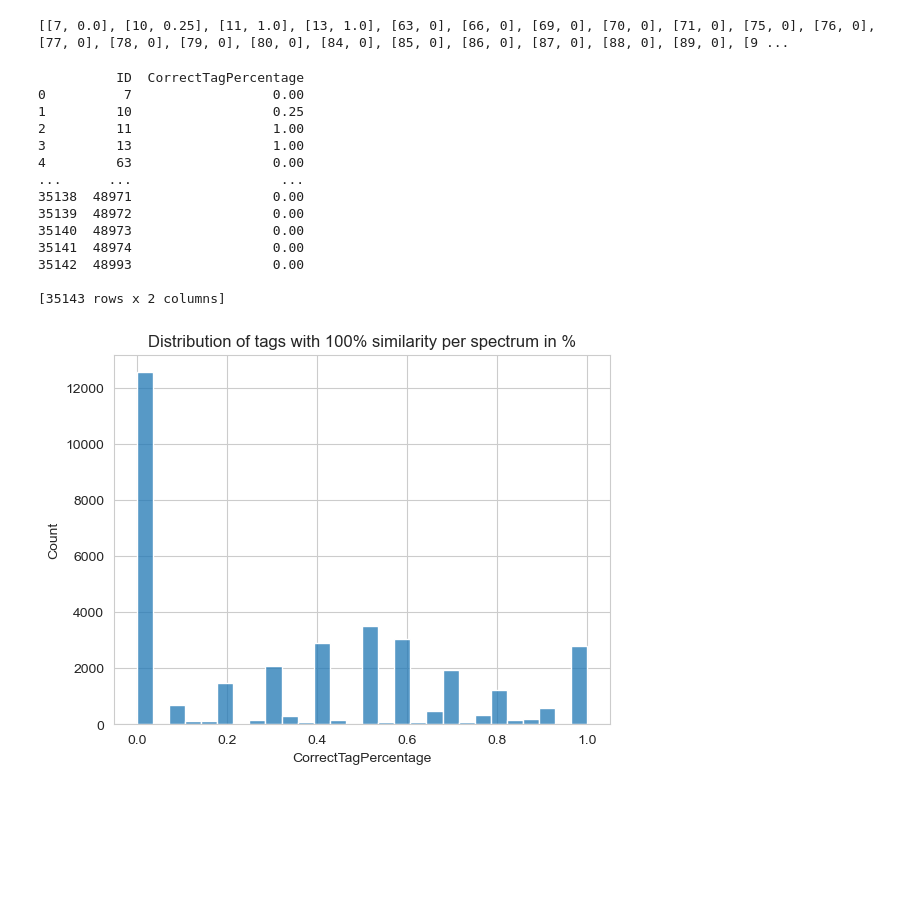
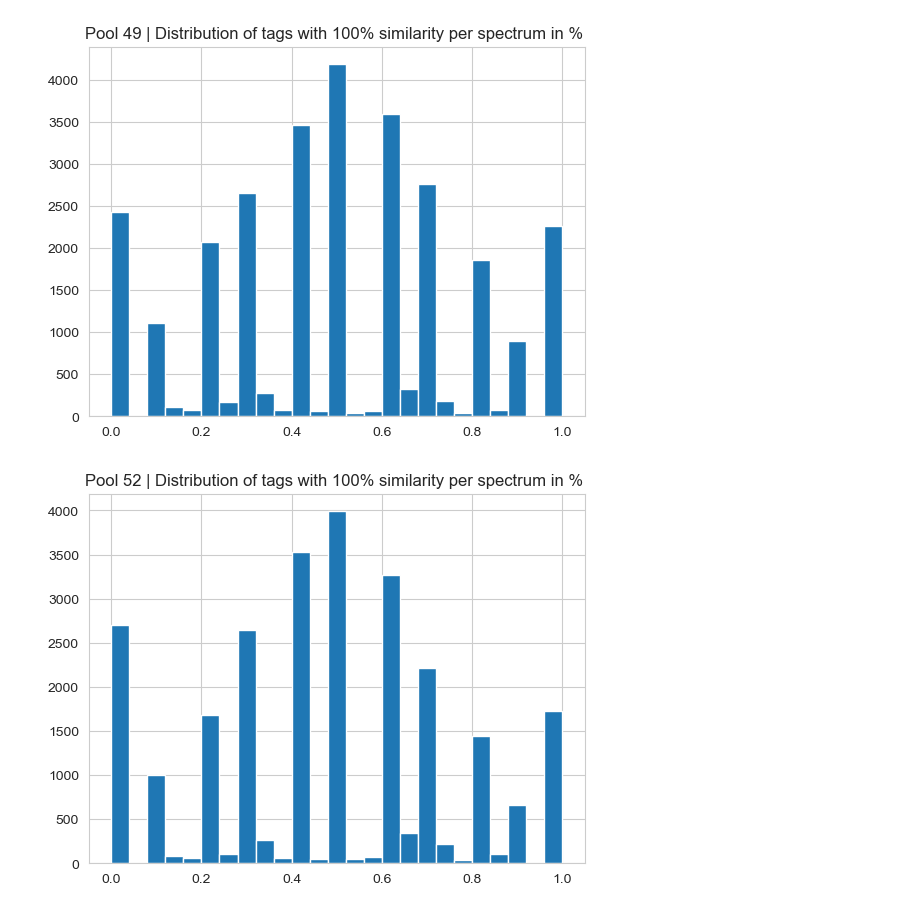
Before and after one commit to LukasStonie/PeptideDeNovoSequencing, a Jupyter notebook: Pipeline/Analysis/DirecTag.ipynb, the cells around one changed output. Saved outputs shown, nothing was run; the diff lists cells and outputs as text; code cells hidden in the pictures; blank space fills up the shorter version.

Commit message:
add result thing

```diff
--- a/Pipeline/Analysis/DirecTag.ipynb
+++ b/Pipeline/Analysis/DirecTag.ipynb
@@ -37,6 +9,0 @@ Name: Predicted, Length: 35143, dtype: object
-# %%
-direcTag_scored_df = pd.read_csv(
-    "/Users/lukas/University/Bachelor_Thesis/Project/PeptideDeNovoSequencing/Data/Result/Analysis_DirecTag_1.tsv",
-    sep="\t", header=0)
-direcTag_scored_df = direcTag_scored_df.groupby("ID")["Similarity"].apply(list)
-print(direcTag_scored_df)
@@ -57,35 +10,37 @@ Name: Similarity, Length: 24957, dtype: object
-# %%
-correctTag_percentage = list()
-
-for k, v in direcTag_df.items():
-    if k in direcTag_scored_df:
-        correctTag_percentage.append([k, sum([1 for i in direcTag_scored_df[k] if i == 1.0]) / len(v)])
-    else:
-        correctTag_percentage.append([k, 0])
-# %% [output]
-[[7, 0.0], [10, 0.25], [11, 1.0], [13, 1.0], [63, 0], [66, 0], [69, 0], [70, 0], [71, 0], [75, 0], [76, 0], [77, 0], [78, 0], [79, 0], [80, 0], [84, 0], [85, 0], [86, 0], [87, 0], [88, 0], [89, 0], [9 ...
-# %%
-correctTag_percentage_df = pd.DataFrame(correctTag_percentage, columns=["ID", "CorrectTagPercentage"])
-print(correctTag_percentage_df["CorrectTagPercentage"].describe())
-# %% [output]
-          ID  CorrectTagPercentage
-0          7                  0.00
-1         10                  0.25
-2         11                  1.00
-3         13                  1.00
-4         63                  0.00
-...      ...                   ...
-35138  48971                  0.00
-35139  48972                  0.00
-35140  48973                  0.00
-35141  48974                  0.00
-35142  48993                  0.00
-
-[35143 rows x 2 columns]
-# %%
-plt.figure()
-ax = sns.histplot(correctTag_percentage_df["CorrectTagPercentage"])
-ax.set_title("Distribution of tags with 100% similarity per spectrum in %")
-plt.show()
-# %% [output]
-[figure, removed]
+# %%
+pools = [
+    ('Pool_49', 'Run_1/01640c_BA7-Thermo_SRM_Pool_49_01_01-3xHCD-1h-R2.tags'),
+    ('Pool_52', 'Run_1/01640c_BD7-Thermo_SRM_Pool_52_01_01-3xHCD-1h-R2.tags'),
+    ('Pool_60', 'Run_1/01640c_BD8-Thermo_SRM_Pool_60_01_01-3xHCD-1h-R2.tags')]
+
+for p in pools:
+    # read and group the predicted tags
+    direcTag_df = DirecTagParser(f"../../Data/AlgorithmResults/{p[0]}/DirecTag/{p[1]}", 25).parse()
+    direcTag_df = direcTag_df.groupby("ID")["Predicted"].apply(list)
+
+    # read and group the scored tags
+    direcTag_scored_df = pd.read_csv(
+        f"../../Data/ScoringResults/{p[0]}/directag_scored.tsv",
+        sep="\t", header=0)
+    direcTag_scored_df = direcTag_scored_df.groupby("ID")["Similarity"].apply(list)
+
+    # calculate the percentage of correct tags per spectrum
+    correctTag_percentage = list()
+
+    for k, v in direcTag_df.items():
+        if k in direcTag_scored_df:
+            correctTag_percentage.append([k, sum([1 for i in direcTag_scored_df[k] if i == 1.0]) / len(v)])
+    #else:
+     #   correctTag_percentage.append([k, 0])
+
+    # create a dataframe and plot the distribution
+    correctTag_percentage_df = pd.DataFrame(correctTag_percentage, columns=["ID", "CorrectTagPercentage"])
+    plt.figure()
+    plt.hist(correctTag_percentage_df["CorrectTagPercentage"], bins=25)
+    plt.title(f"{' '.join(p[0].split('_'))} | Distribution of tags with 100% similarity per spectrum in % ")
+    #ax.set_title("Distribution of tags with 100% similarity per spectrum in %")
+    plt.show()
+    plt.close()
+# %% [output]
+[figure, added]
+[figure, added]
```
Also changed, not shown: parts of 5 cells of this notebook, 7 other files.
